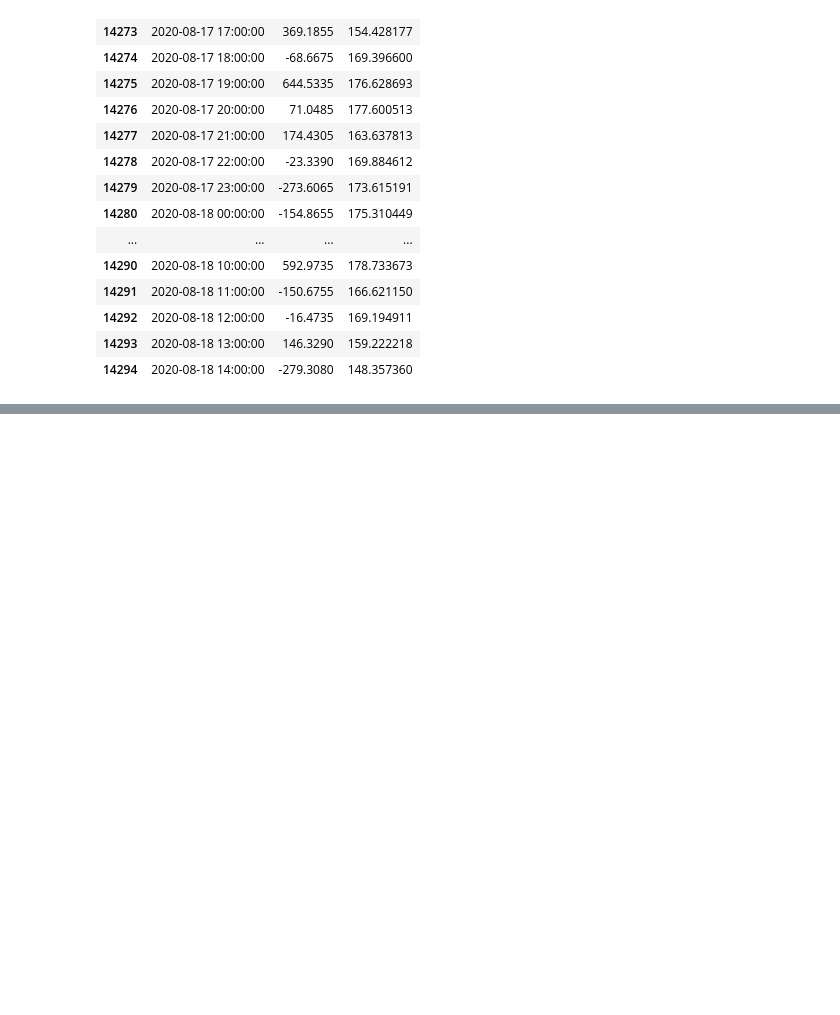
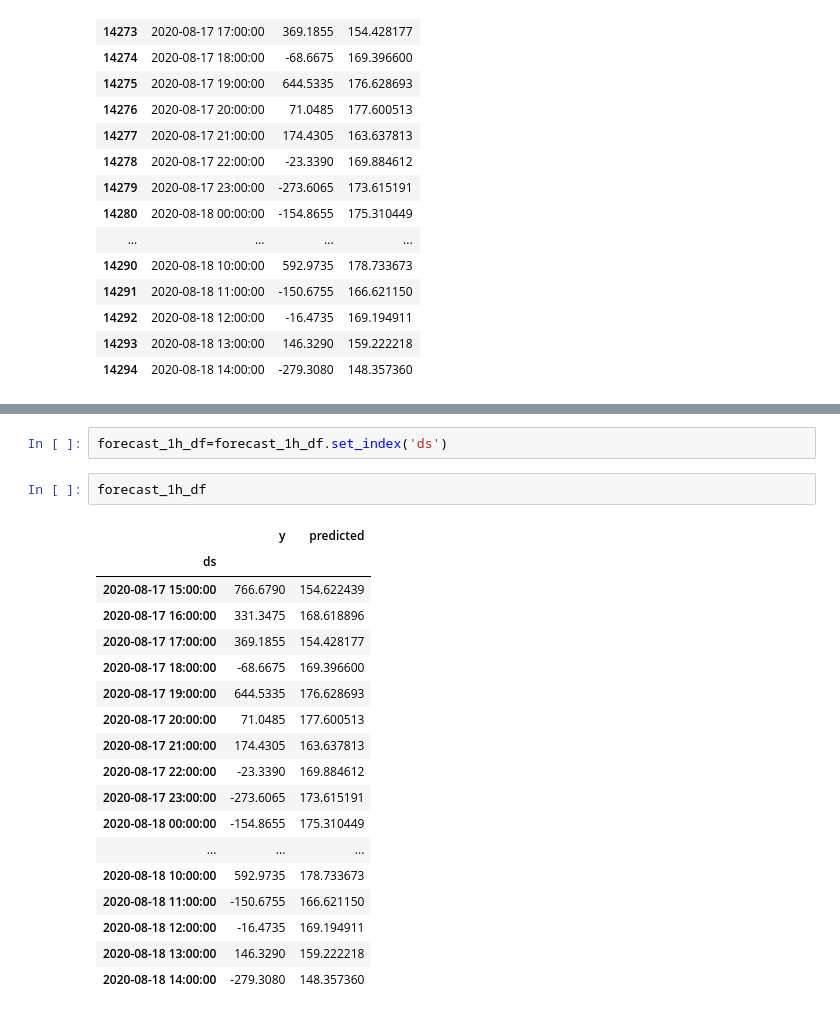
Before and after one commit to Windbenders/capstone_energy, a Jupyter notebook: notebooks/prophet_mod_comp.ipynb, the cells around one changed output, grey strips where cells are left out. Saved outputs shown, nothing was run; the diff lists cells and outputs as text; blank space fills up the shorter version.

```diff
--- a/notebooks/prophet_mod_comp.ipynb
+++ b/notebooks/prophet_mod_comp.ipynb
@@ -222,0 +231,23 @@ forecast_1h_df
+# %%
+forecast_1h_df=forecast_1h_df.set_index('ds')
+# %%
+forecast_1h_df
+# %% [output]
+|  | y | predicted |
+| ds |  |  |
+| 2020-08-17 15:00:00 | 766.6790 | 154.622439 |
+| 2020-08-17 16:00:00 | 331.3475 | 168.618896 |
+| 2020-08-17 17:00:00 | 369.1855 | 154.428177 |
+| 2020-08-17 18:00:00 | -68.6675 | 169.396600 |
+| 2020-08-17 19:00:00 | 644.5335 | 176.628693 |
+| 2020-08-17 20:00:00 | 71.0485 | 177.600513 |
+| 2020-08-17 21:00:00 | 174.4305 | 163.637813 |
+| 2020-08-17 22:00:00 | -23.3390 | 169.884612 |
+| 2020-08-17 23:00:00 | -273.6065 | 173.615191 |
+| 2020-08-18 00:00:00 | -154.8655 | 175.310449 |
+| ... | ... | ... |
+| 2020-08-18 10:00:00 | 592.9735 | 178.733673 |
+| 2020-08-18 11:00:00 | -150.6755 | 166.621150 |
+| 2020-08-18 12:00:00 | -16.4735 | 169.194911 |
+| 2020-08-18 13:00:00 | 146.3290 | 159.222218 |
+| 2020-08-18 14:00:00 | -279.3080 | 148.357360 |
```
Also changed, not shown: parts of 7 cells of this notebook, 3 other files.
